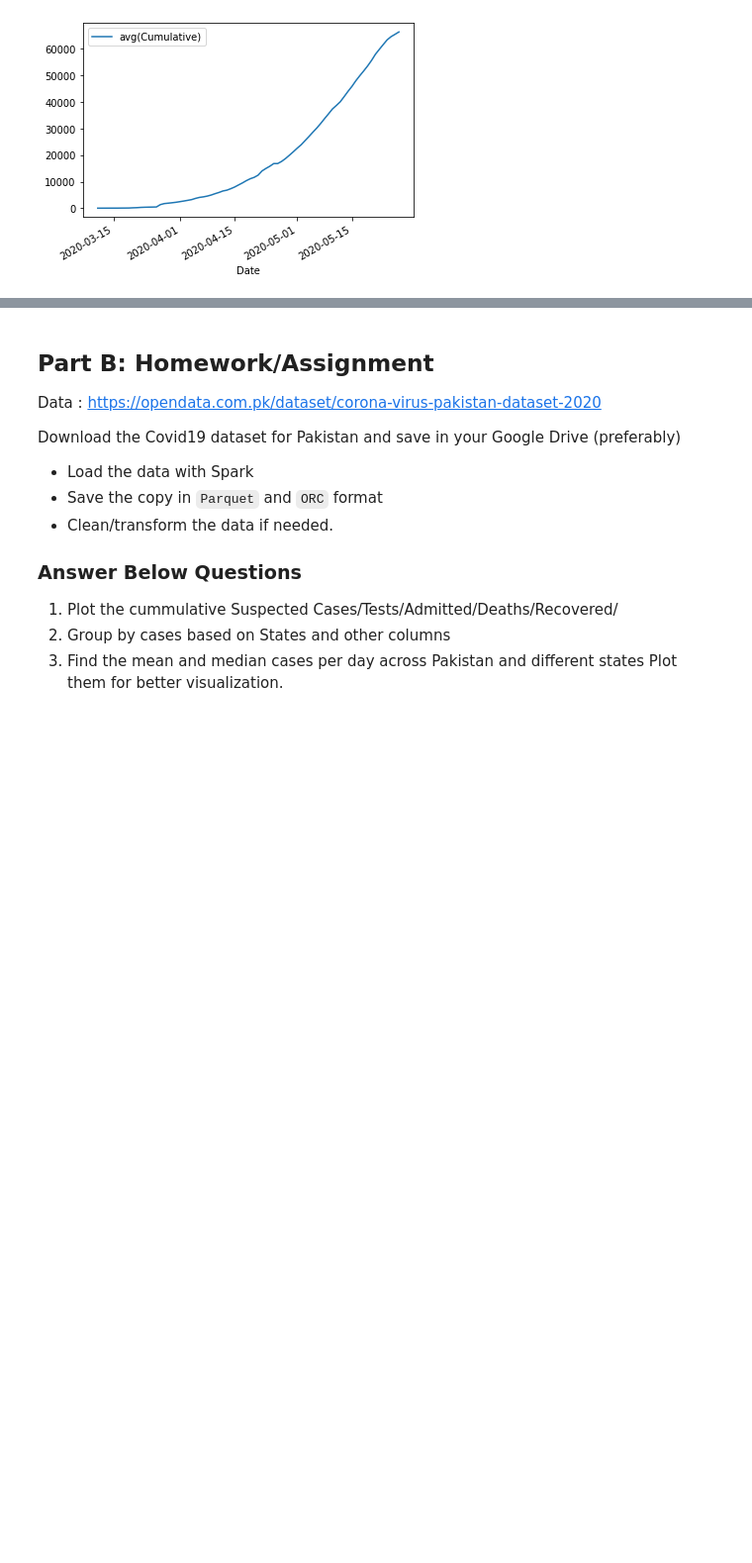
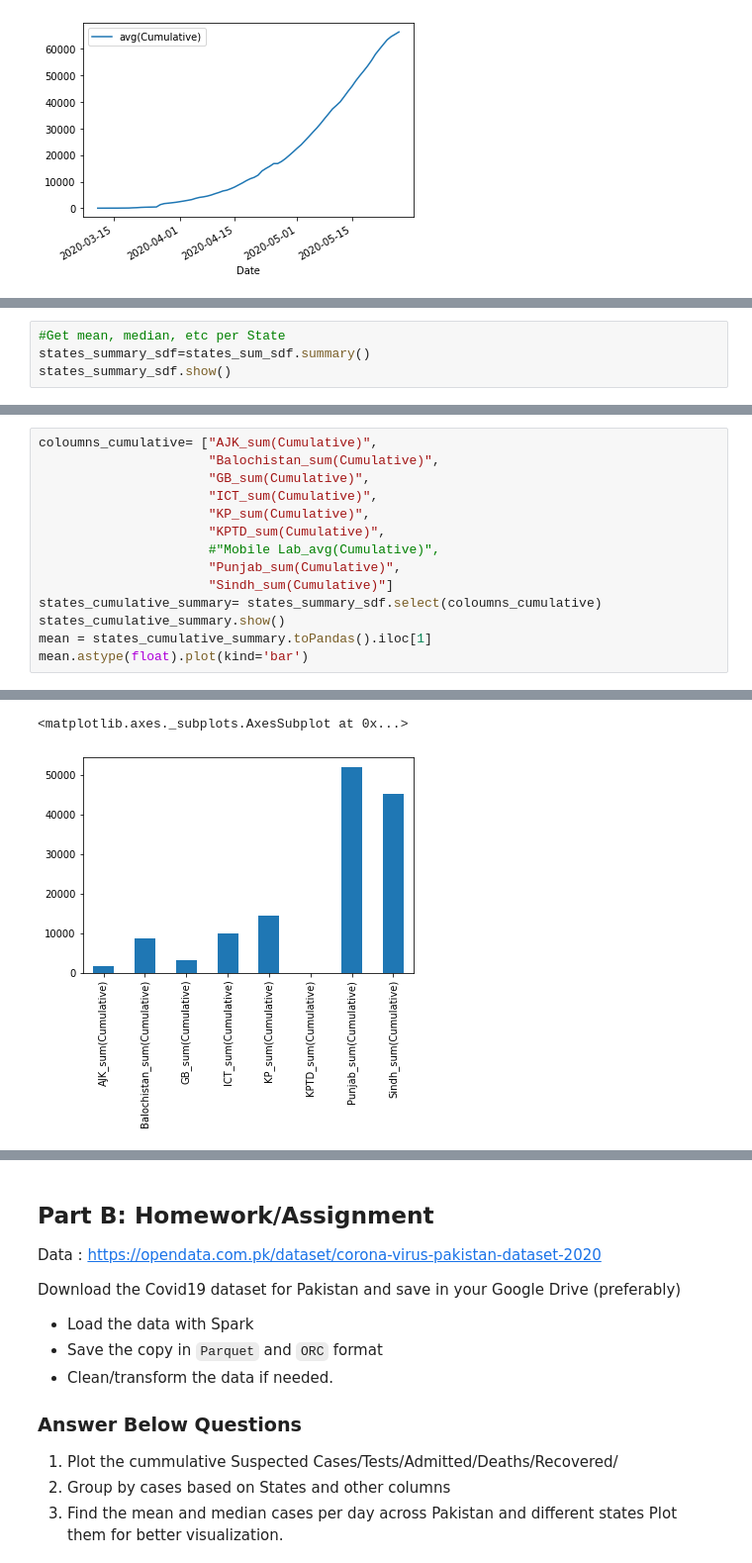
Before and after one commit to komzy/Beethoven-Piano-Music-Creator, a Jupyter notebook: week1/Spark_with_ML_Week_1_Assignment.ipynb, the cells around one changed output, grey strips where cells are left out. Shown: that part at 99% size. Saved outputs shown, nothing was run; the diff lists cells and outputs as text; blank space fills up the shorter version.

```diff
--- a/week1/Spark_with_ML_Week_1_Assignment.ipynb
+++ b/week1/Spark_with_ML_Week_1_Assignment.ipynb
@@ -148,0 +151,4 @@ states_mean_pdf.plot(x ='Date', y=["AJK_avg(Cumulative)",
+# %%
+#Get mean, median, etc per State
+states_summary_sdf=states_sum_sdf.summary()
+states_summary_sdf.show()
@@ -148,0 +165,15 @@ states_mean_pdf.plot(x ='Date', y=["AJK_avg(Cumulative)",
+# %%
+coloumns_cumulative= ["AJK_sum(Cumulative)",
+                      "Balochistan_sum(Cumulative)",
+                      "GB_sum(Cumulative)",
+                      "ICT_sum(Cumulative)",
+                      "KP_sum(Cumulative)",
+                      "KPTD_sum(Cumulative)",
+                      #"Mobile Lab_avg(Cumulative)",
+                      "Punjab_sum(Cumulative)",
+                      "Sindh_sum(Cumulative)"]
+states_cumulative_summary= states_summary_sdf.select(coloumns_cumulative)
+states_cumulative_summary.show()
+mean = states_cumulative_summary.toPandas().iloc[1]
+mean.astype(float).plot(kind='bar')
+# %% [output]
@@ -148,0 +192,2 @@ states_mean_pdf.plot(x ='Date', y=["AJK_avg(Cumulative)",
+<matplotlib.axes._subplots.AxesSubplot at 0x...>
+[figure, added]
```
Also changed, not shown: parts of 14 cells of this notebook.
